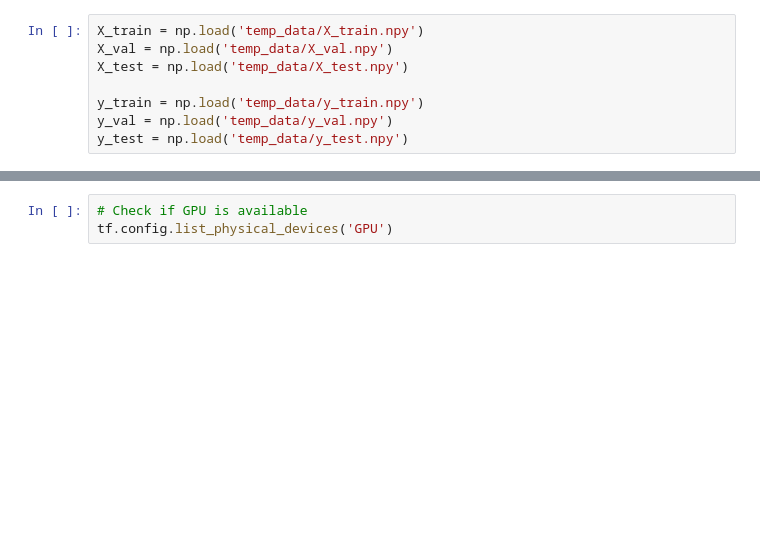
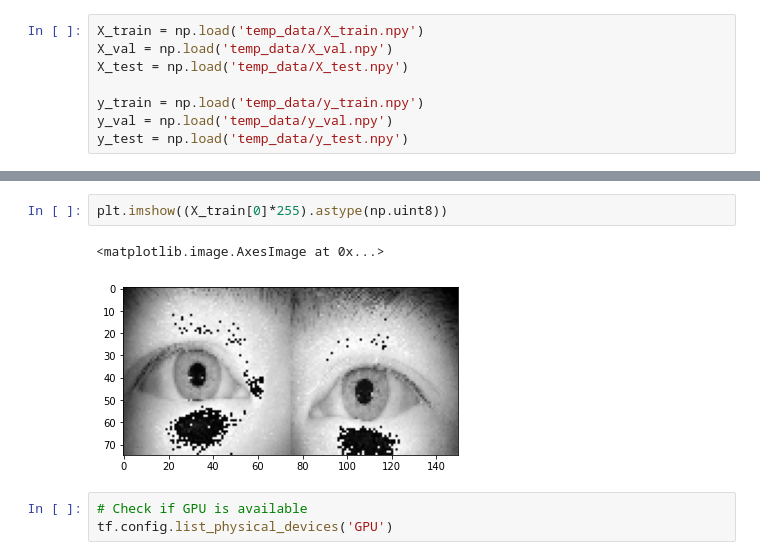
Before and after one commit to JimHok/Source_Code, a Jupyter notebook: peri_cnn.ipynb, the cells around one changed output, grey strips where cells are left out. Cells and saved outputs as stored; diff of their text form; blank space fills up the shorter version.

```diff
--- a/peri_cnn.ipynb
+++ b/peri_cnn.ipynb
@@ -102,3 +129,8 @@ y_test = to_categorical(le.fit_transform(y_test), num_classes=2000)
+# %%
+plt.imshow((X_train[0]*255).astype(np.uint8))
+# %% [output]
+<matplotlib.image.AxesImage at 0x...>
+[figure, added]
 # %%
 # Check if GPU is available
 tf.config.list_physical_devices('GPU')
```
Also changed, not shown: parts of 13 cells of this notebook, 3 other files.
